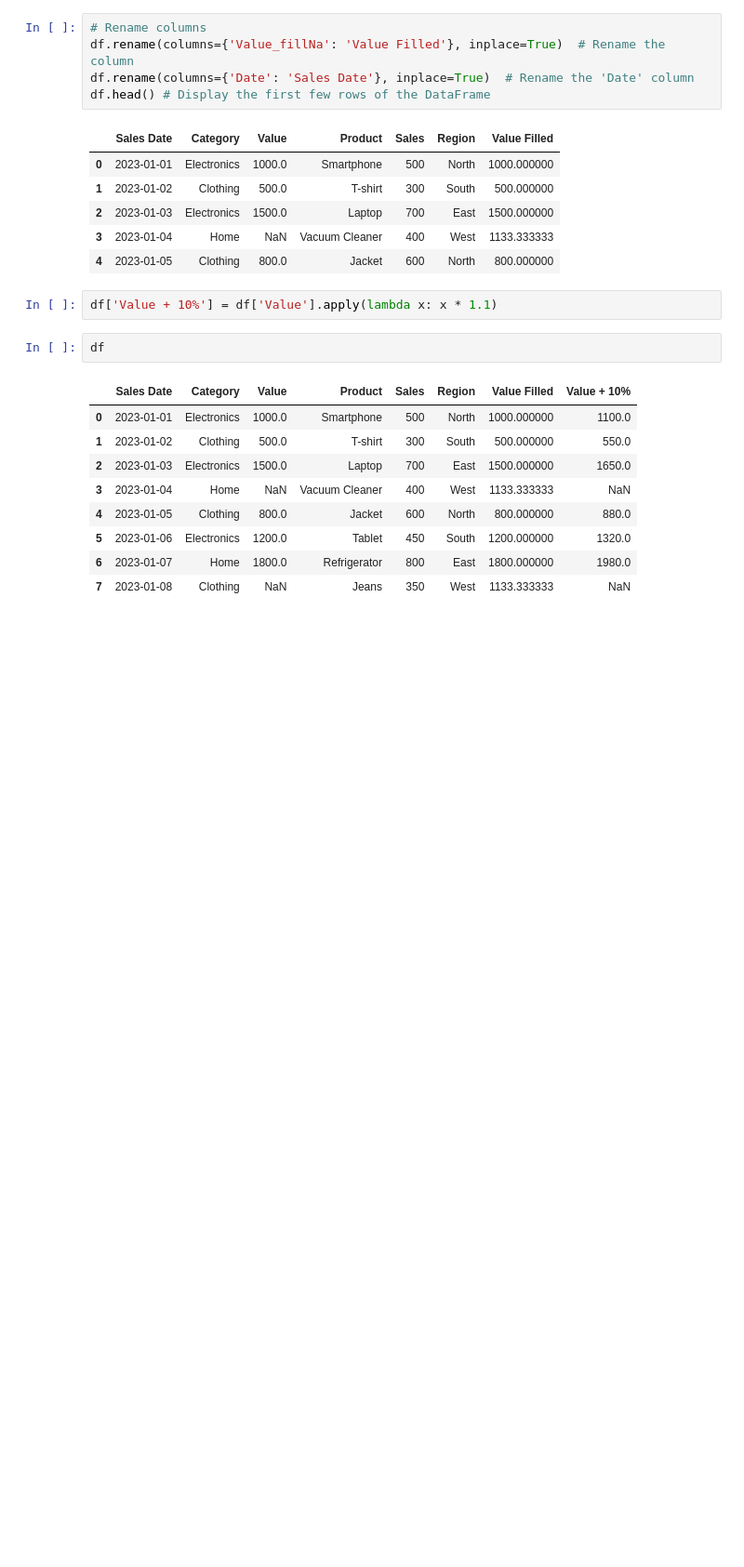
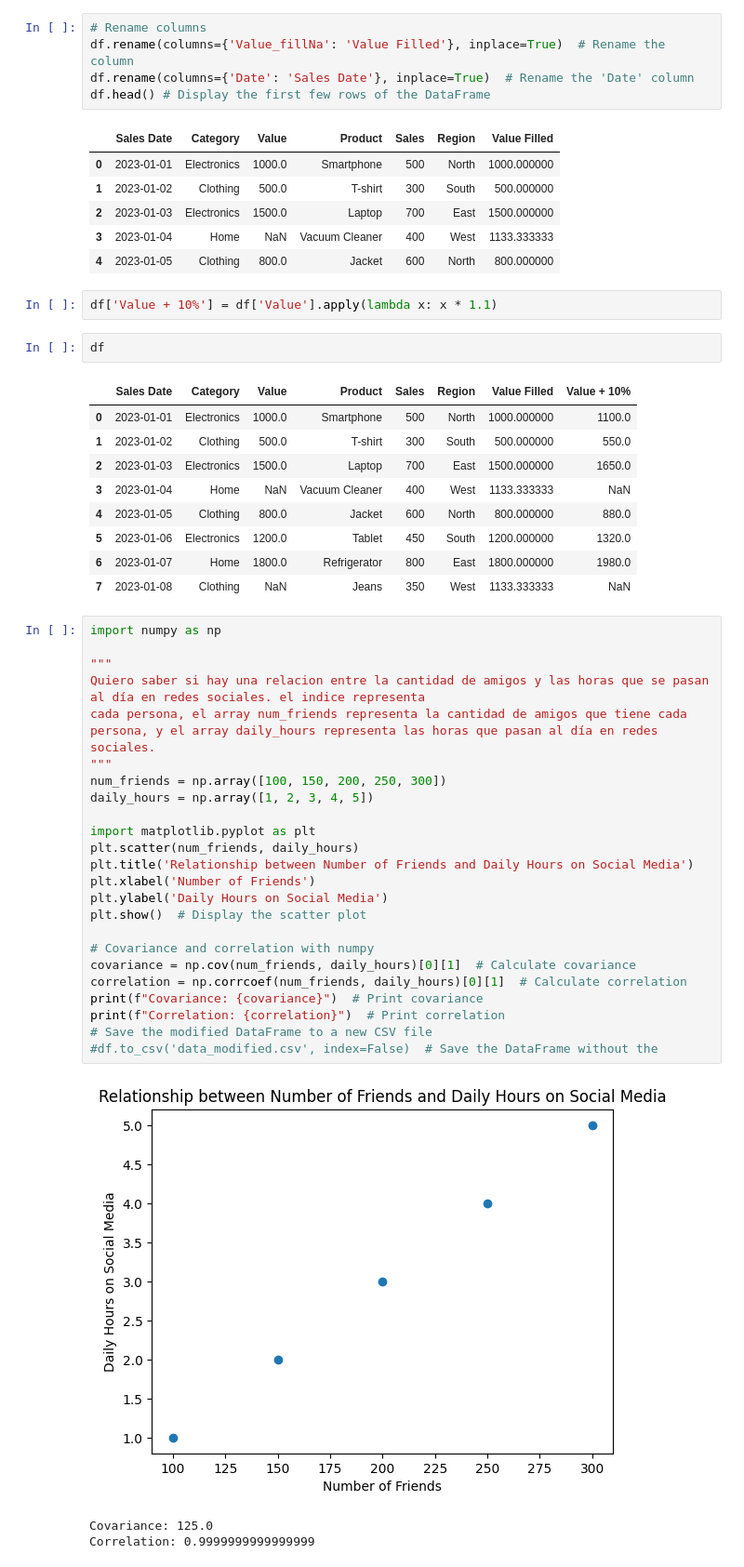
Before and after one commit to ManasesLovera/python, a Jupyter notebook: data_science_bootcamp/data_analysis/data_manipulation.ipynb, the cells around one changed output. Shown at 93% size. Saved outputs shown, nothing was run; the diff lists cells and outputs as text; blank space fills up the shorter version.

Commit message:
understanding covariance and correlation

```diff
--- a/data_science_bootcamp/data_analysis/data_manipulation.ipynb
+++ b/data_science_bootcamp/data_analysis/data_manipulation.ipynb
@@ -96,3 +96,31 @@ df
 | 5 | 2023-01-06 | Electronics | 1200.0 | Tablet | 450 | South | 1200.000000 | 1320.0 |
 | 6 | 2023-01-07 | Home | 1800.0 | Refrigerator | 800 | East | 1800.000000 | 1980.0 |
 | 7 | 2023-01-08 | Clothing | NaN | Jeans | 350 | West | 1133.333333 | NaN |
+# %%
+import numpy as np
+
+"""
+Quiero saber si hay una relacion entre la cantidad de amigos y las horas que se pasan al día en redes sociales. el indice representa
+cada persona, el array num_friends representa la cantidad de amigos que tiene cada persona, y el array daily_hours representa las horas que pasan al día en redes sociales.
+"""
+num_friends = np.array([100, 150, 200, 250, 300])
+daily_hours = np.array([1, 2, 3, 4, 5])
+
+import matplotlib.pyplot as plt
+plt.scatter(num_friends, daily_hours)
+plt.title('Relationship between Number of Friends and Daily Hours on Social Media')
+plt.xlabel('Number of Friends')
+plt.ylabel('Daily Hours on Social Media')
+plt.show()  # Display the scatter plot
+
+# Covariance and correlation with numpy
+covariance = np.cov(num_friends, daily_hours)[0][1]  # Calculate covariance
+correlation = np.corrcoef(num_friends, daily_hours)[0][1]  # Calculate correlation
+print(f"Covariance: {covariance}")  # Print covariance
+print(f"Correlation: {correlation}")  # Print correlation
+# Save the modified DataFrame to a new CSV file
+#df.to_csv('data_modified.csv', index=False)  # Save the DataFrame without the
+# %% [output]
+[figure, added]
+Covariance: 125.0
+Correlation: 0.9999999999999999
```
Also changed, not shown: 2 other files.
